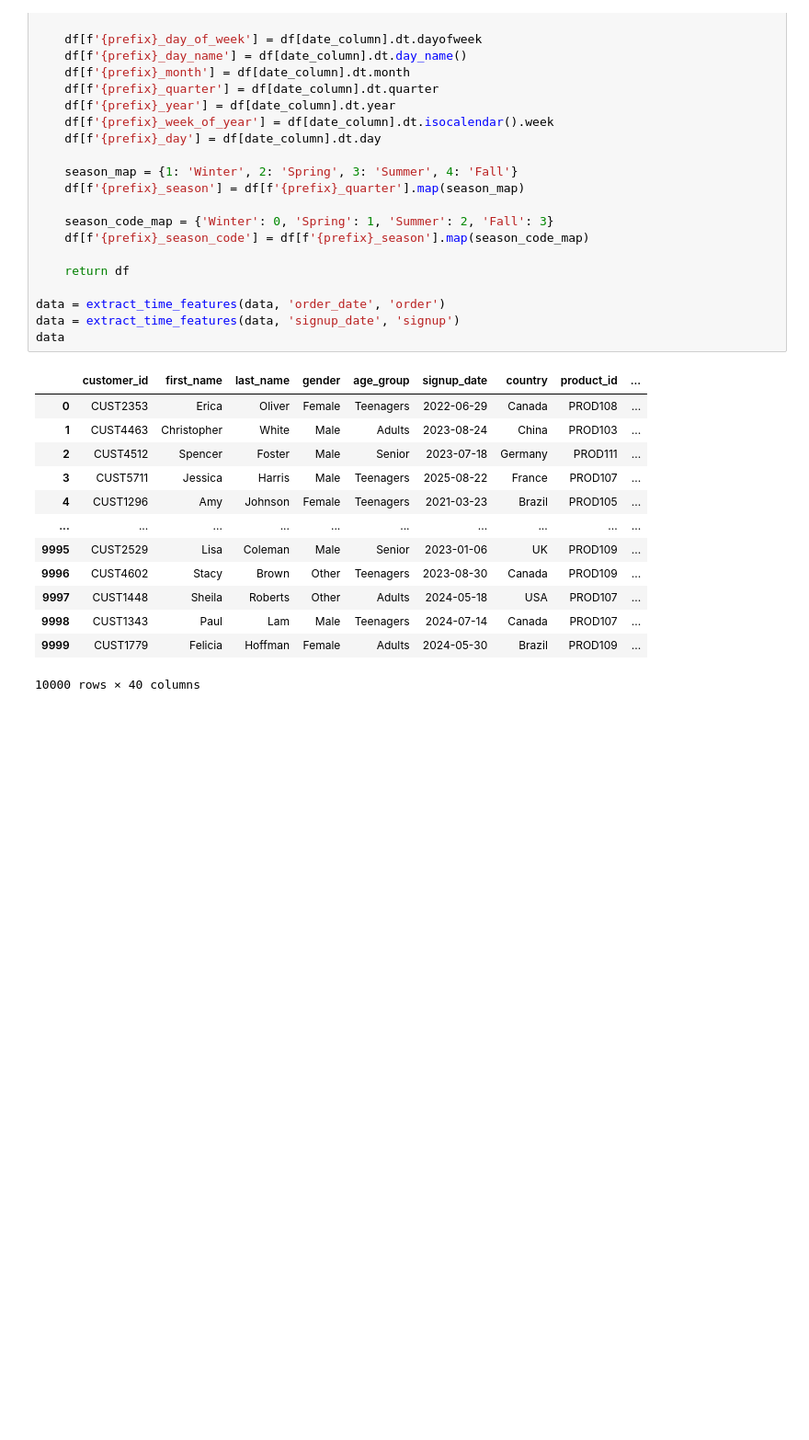
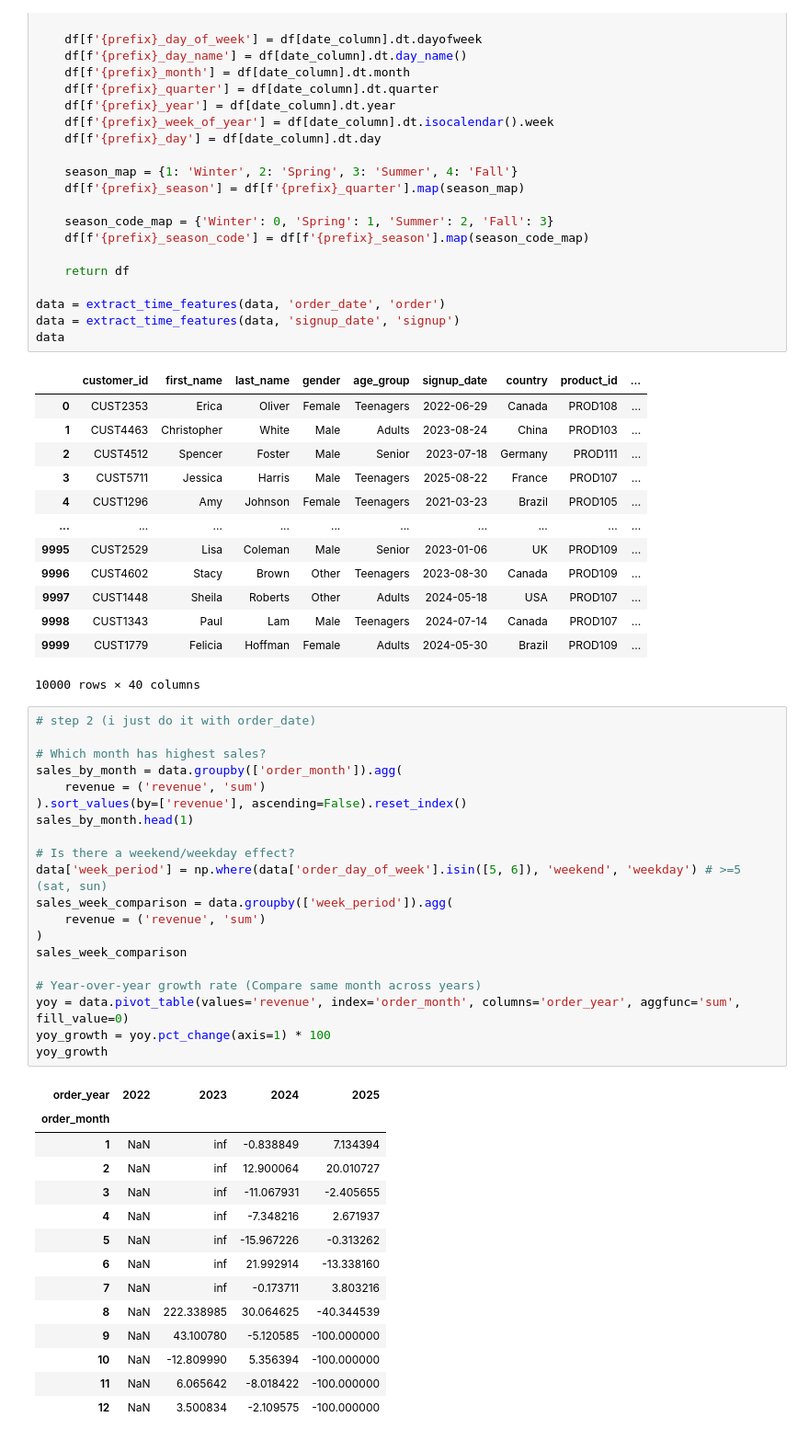
Before and after one commit to r-tavakoli/ai-ml-exercises, a Jupyter notebook: pandas/009_ecommerce_sales.ipynb, the cells around one changed output. Shown at 92% size. Drawn from its saved outputs; the diff is of its cells as text; blank space fills up the shorter version.

Commit message:
step 2 of Temporal Pattern Analysis & Forecasting

```diff
--- a/pandas/009_ecommerce_sales.ipynb
+++ b/pandas/009_ecommerce_sales.ipynb
@@ -732,3 +720,38 @@ data
 | 9998 | CUST1343 | Paul | Lam | Male | Teenagers | 2024-07-14 | Canada | PROD107 | ... |
 | 9999 | CUST1779 | Felicia | Hoffman | Female | Adults | 2024-05-30 | Brazil | PROD109 | ... |
 10000 rows × 40 columns
+# %%
+# step 2 (i just do it with order_date)
+
+# Which month has highest sales?
+sales_by_month = data.groupby(['order_month']).agg(
+    revenue = ('revenue', 'sum')
+).sort_values(by=['revenue'], ascending=False).reset_index()
+sales_by_month.head(1)
+
+# Is there a weekend/weekday effect?
+data['week_period'] = np.where(data['order_day_of_week'].isin([5, 6]), 'weekend', 'weekday') # >=5 (sat, sun)
+sales_week_comparison = data.groupby(['week_period']).agg(
+    revenue = ('revenue', 'sum')
+)
+sales_week_comparison
+
+# Year-over-year growth rate (Compare same month across years)
+yoy = data.pivot_table(values='revenue', index='order_month', columns='order_year', aggfunc='sum', fill_value=0)
+yoy_growth = yoy.pct_change(axis=1) * 100
+yoy_growth
+# %% [output]
+| order_year | 2022 | 2023 | 2024 | 2025 |
+| order_month |  |  |  |  |
+| 1 | NaN | inf | -0.838849 | 7.134394 |
+| 2 | NaN | inf | 12.900064 | 20.010727 |
+| 3 | NaN | inf | -11.067931 | -2.405655 |
+| 4 | NaN | inf | -7.348216 | 2.671937 |
+| 5 | NaN | inf | -15.967226 | -0.313262 |
+| 6 | NaN | inf | 21.992914 | -13.338160 |
+| 7 | NaN | inf | -0.173711 | 3.803216 |
+| 8 | NaN | 222.338985 | 30.064625 | -40.344539 |
+| 9 | NaN | 43.100780 | -5.120585 | -100.000000 |
+| 10 | NaN | -12.809990 | 5.356394 | -100.000000 |
+| 11 | NaN | 6.065642 | -8.018422 | -100.000000 |
+| 12 | NaN | 3.500834 | -2.109575 | -100.000000 |
```
Also changed, not shown: parts of 1 cell of this notebook.
